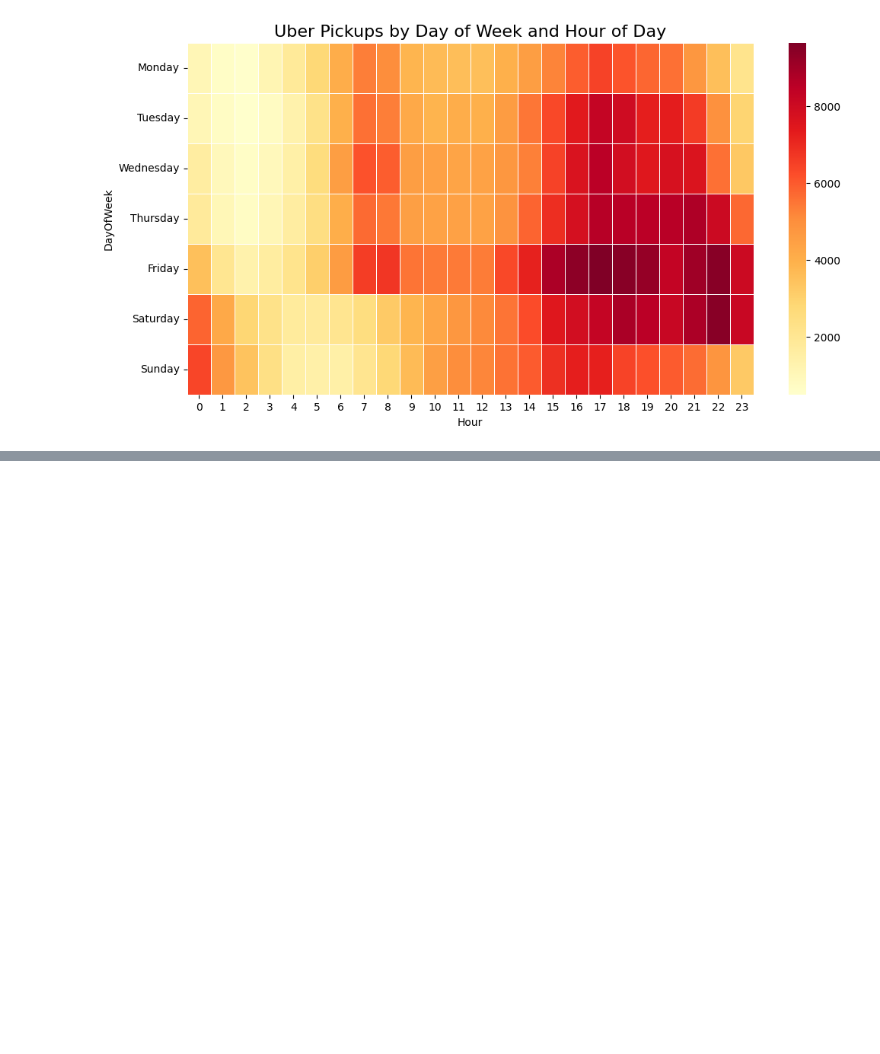
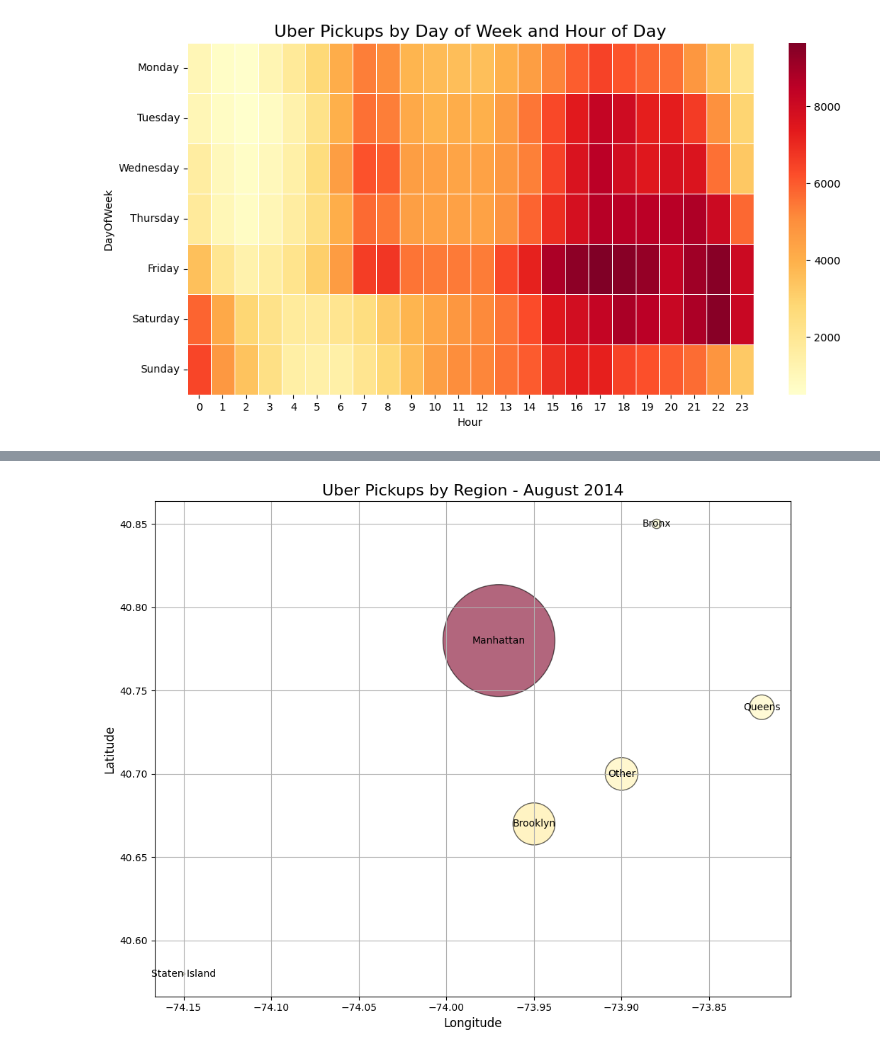
Before and after one commit to Gowtham-123-AI071/1BM23AI071_DAV_LAB, a Jupyter notebook: DAV_LAB_7.ipynb, the cells around one changed output, grey strips where cells are left out. Cells and saved outputs as stored; diff of their text form; code cells hidden in the pictures; blank space fills up the shorter version.

```diff
--- a/DAV_LAB_7.ipynb
+++ b/DAV_LAB_7.ipynb
@@ -60,0 +62,51 @@ plt.show()
+# %%
+import pandas as pd
+import matplotlib.pyplot as plt
+df=pd.read_csv('/content/uber-raw-data-aug14.csv')
+df['Date/Time'] = pd.to_datetime(df['Date/Time'])
+
+def classify_region(lat, lon):
+    if 40.70 <= lat <= 40.85 and -74.02 <= lon <= -73.93:
+        return 'Manhattan'
+    elif 40.57 <= lat <= 40.74 and -74.05 <= lon <= -73.85:
+        return 'Brooklyn'
+    elif 40.84 <= lat < 40.91 and -73.92 <= lon <= -73.77:
+        return 'Bronx'
+    elif 40.65 <= lat <= 40.80 and -73.90 <= lon <= -73.70:
+        return 'Queens'
+    elif 40.48 <= lat <= 40.65 and -74.25 <= lon <= -74.05:
+        return 'Staten Island'
+    else:
+        return 'Other'
+
+df['Region'] = df.apply(lambda x: classify_region(x['Lat'], x['Lon']), axis=1)
+region_pickups = df.groupby('Region').size().reset_index(name='Pickups')
+
+region_centers = {
+    'Manhattan': (-73.97, 40.78),
+    'Brooklyn': (-73.95, 40.67),
+    'Bronx': (-73.88, 40.85),
+    'Queens': (-73.82, 40.74),
+    'Staten Island': (-74.15, 40.58),
+    'Other': (-73.9, 40.7)
+}
+
+region_pickups['Lon'] = region_pickups['Region'].map(lambda x: region_centers[x][0])
+region_pickups['Lat'] = region_pickups['Region'].map(lambda x: region_centers[x][1])
+
+plt.figure(figsize=(10,8))
+plt.scatter(region_pickups['Lon'], region_pickups['Lat'],
+            s=region_pickups['Pickups'] / 50, c=region_pickups['Pickups'],
+            cmap='YlOrRd', alpha=0.6, edgecolors='k')
+
+for i, row in region_pickups.iterrows():
+    plt.text(row['Lon'], row['Lat'], row['Region'], fontsize=10, ha='center', va='center')
+
+plt.title('Uber Pickups by Region - August 2014', fontsize=16)
+plt.xlabel('Longitude', fontsize=12)
+plt.ylabel('Latitude', fontsize=12)
+plt.grid(True)
+plt.tight_layout()
+plt.show()
+# %% [output]
+[figure, added]
```
Also changed, not shown: parts of 2 cells of this notebook.
